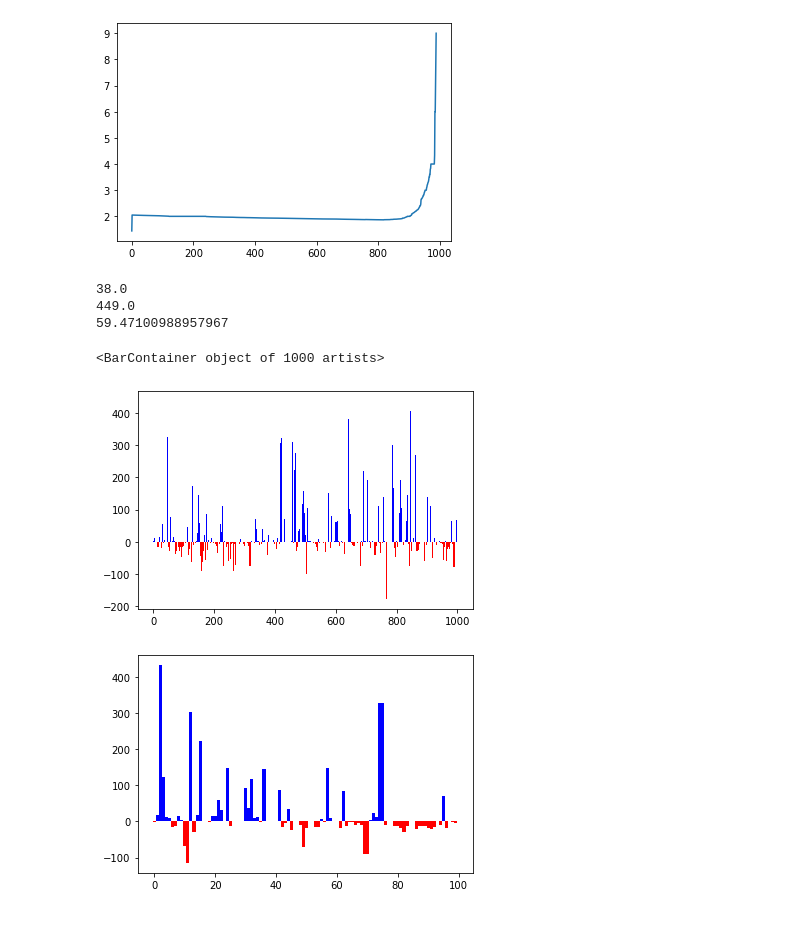
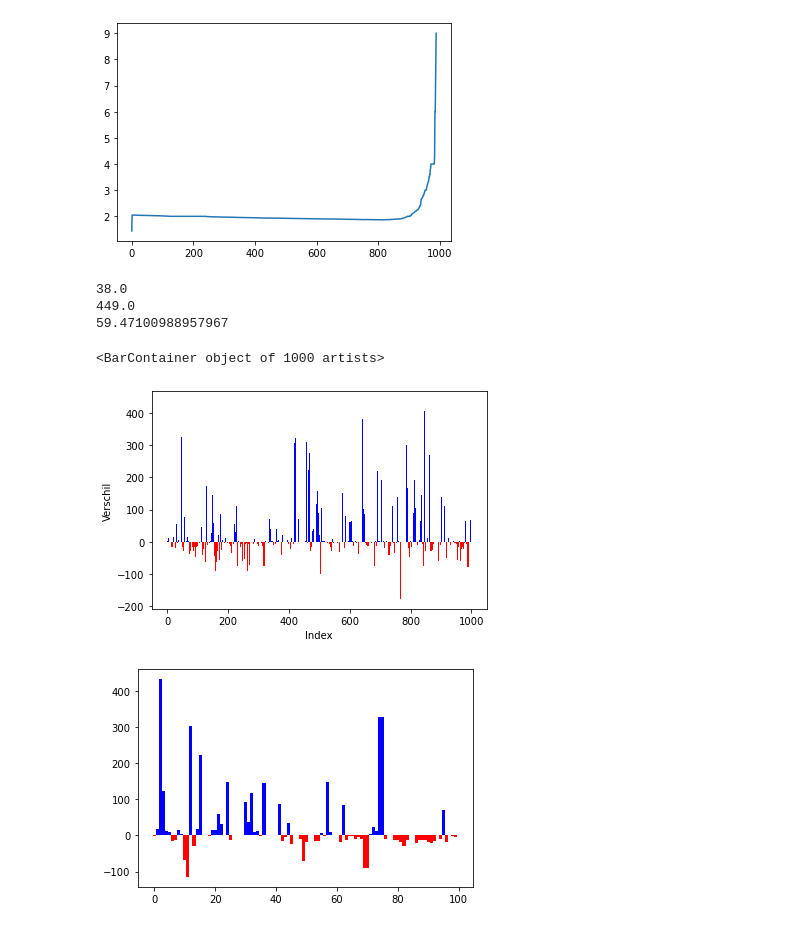
Before and after one commit to AdamMC-GL/DDB_2022, a Jupyter notebook: DDB_notebook.ipynb, the cells around one changed output. Cells and saved outputs as stored; diff of their text form; code cells hidden in the pictures.

```diff
--- a/DDB_notebook.ipynb
+++ b/DDB_notebook.ipynb
@@ -248,24 +248,26 @@ See the caveats in the documentation: https://pandas.pydata.org/pandas-docs/stab
 # %%
 diff = (df['stm_fh_duur'] - df['stm_progfh_in_duur'])
 print(diff.median())
 print(diff.max())
 print(sum(diff) / len(diff))
 
 
 rs = 7384 + 100
 fig = plt.figure()
 ax = plt.subplot(111)
 mask1 = np.array(diff[rs:rs + 1000])*np.array(diff[rs:rs + 1000] < 0)
 mask2 = np.array(diff[rs:rs + 1000])*np.array(diff[rs:rs + 1000] >= 0)
+plt.xlabel('Index')
+plt.ylabel('Verschil')
 
 ax.bar(range(len(mask1)), mask1, width=1, color='r')
 ax.bar(range(len(mask2)), mask2, width=1, color='b')
 # %% [output]
 38.0
 449.0
 59.47100988957967
 <BarContainer object of 1000 artists>
-[figure, old version]
+[figure, new version]
 # %%
 diff = (df['stm_fh_duur'] - df['stm_progfh_in_duur'])
 for i in range(10):
```
Also changed, not shown: parts of 3 cells of this notebook.
